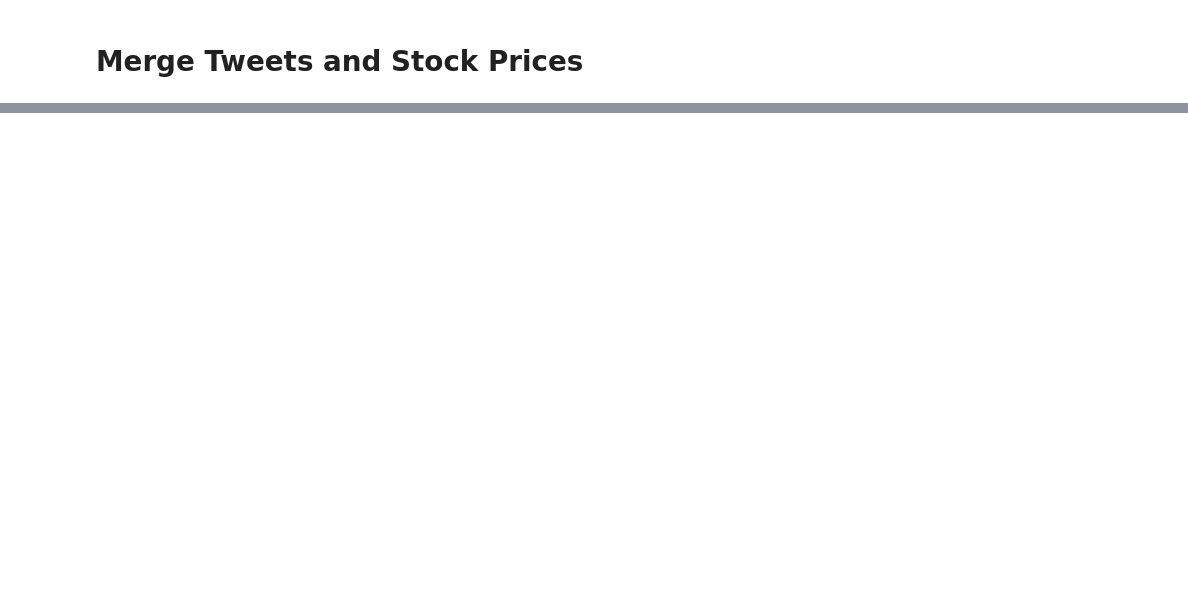
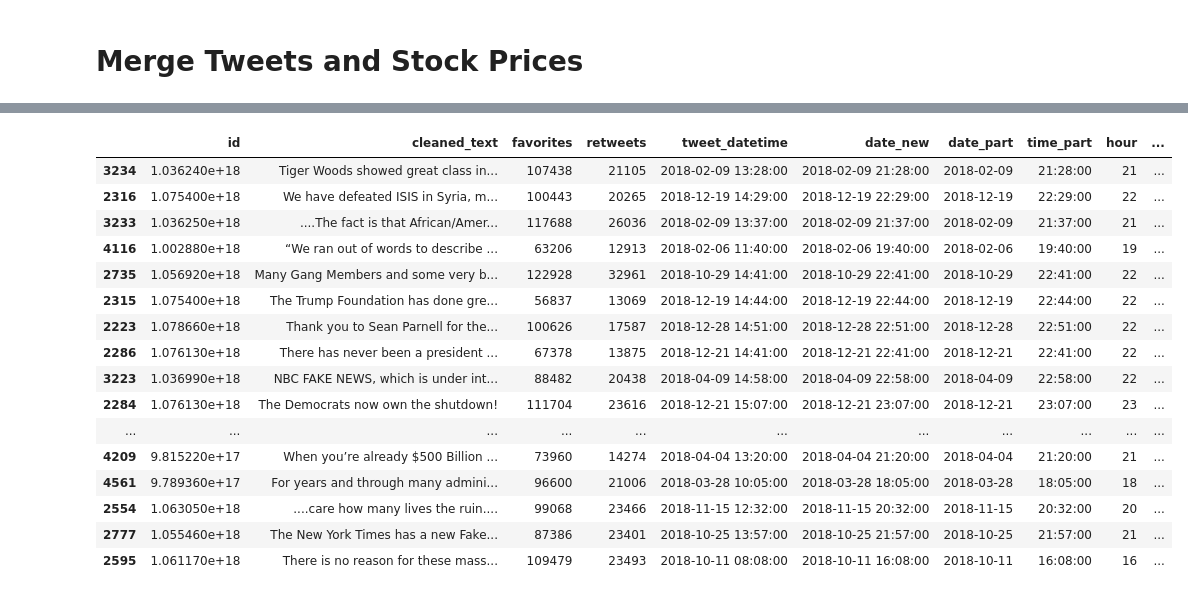
Before and after one commit to ameyrathi/MLProject, a Jupyter notebook: combining_stocks_and_tweets.ipynb, the cells around one changed output, grey strips where cells are left out. Drawn from its saved outputs; the diff is of its cells as text; code cells hidden in the pictures; blank space fills up the shorter version.

```diff
--- a/combining_stocks_and_tweets.ipynb
+++ b/combining_stocks_and_tweets.ipynb
@@ -105,0 +108,2 @@ merged
+# %%
+merged['price_diff_perc_magnitude'] = merged['price_diff_perc'].abs()
@@ -105,0 +119,22 @@ merged
+# %%
+merged_sorted = merged.sort_values(by=['price_diff_perc_magnitude'], ascending=False)
+# %%
+merged_sorted.head(50)
+# %% [output]
+|  | id | cleaned_text | favorites | retweets | tweet_datetime | date_new | date_part | time_part | hour | ... |
+| 3234 | 1.036240e+18 | Tiger Woods showed great class in... | 107438 | 21105 | 2018-02-09 13:28:00 | 2018-02-09 21:28:00 | 2018-02-09 | 21:28:00 | 21 | ... |
+| 2316 | 1.075400e+18 | We have defeated ISIS in Syria, m... | 100443 | 20265 | 2018-12-19 14:29:00 | 2018-12-19 22:29:00 | 2018-12-19 | 22:29:00 | 22 | ... |
+| 3233 | 1.036250e+18 | ....The fact is that African/Amer... | 117688 | 26036 | 2018-02-09 13:37:00 | 2018-02-09 21:37:00 | 2018-02-09 | 21:37:00 | 21 | ... |
+| 4116 | 1.002880e+18 | “We ran out of words to describe ... | 63206 | 12913 | 2018-02-06 11:40:00 | 2018-02-06 19:40:00 | 2018-02-06 | 19:40:00 | 19 | ... |
+| 2735 | 1.056920e+18 | Many Gang Members and some very b... | 122928 | 32961 | 2018-10-29 14:41:00 | 2018-10-29 22:41:00 | 2018-10-29 | 22:41:00 | 22 | ... |
+| 2315 | 1.075400e+18 | The Trump Foundation has done gre... | 56837 | 13069 | 2018-12-19 14:44:00 | 2018-12-19 22:44:00 | 2018-12-19 | 22:44:00 | 22 | ... |
+| 2223 | 1.078660e+18 | Thank you to Sean Parnell for the... | 100626 | 17587 | 2018-12-28 14:51:00 | 2018-12-28 22:51:00 | 2018-12-28 | 22:51:00 | 22 | ... |
+| 2286 | 1.076130e+18 | There has never been a president ... | 67378 | 13875 | 2018-12-21 14:41:00 | 2018-12-21 22:41:00 | 2018-12-21 | 22:41:00 | 22 | ... |
+| 3223 | 1.036990e+18 | NBC FAKE NEWS, which is under int... | 88482 | 20438 | 2018-04-09 14:58:00 | 2018-04-09 22:58:00 | 2018-04-09 | 22:58:00 | 22 | ... |
+| 2284 | 1.076130e+18 | The Democrats now own the shutdown! | 111704 | 23616 | 2018-12-21 15:07:00 | 2018-12-21 23:07:00 | 2018-12-21 | 23:07:00 | 23 | ... |
+| ... | ... | ... | ... | ... | ... | ... | ... | ... | ... | ... |
+| 4209 | 9.815220e+17 | When you’re already $500 Billion ... | 73960 | 14274 | 2018-04-04 13:20:00 | 2018-04-04 21:20:00 | 2018-04-04 | 21:20:00 | 21 | ... |
+| 4561 | 9.789360e+17 | For years and through many admini... | 96600 | 21006 | 2018-03-28 10:05:00 | 2018-03-28 18:05:00 | 2018-03-28 | 18:05:00 | 18 | ... |
+| 2554 | 1.063050e+18 | ....care how many lives the ruin.... | 99068 | 23466 | 2018-11-15 12:32:00 | 2018-11-15 20:32:00 | 2018-11-15 | 20:32:00 | 20 | ... |
+| 2777 | 1.055460e+18 | The New York Times has a new Fake... | 87386 | 23401 | 2018-10-25 13:57:00 | 2018-10-25 21:57:00 | 2018-10-25 | 21:57:00 | 21 | ... |
+| 2595 | 1.061170e+18 | There is no reason for these mass... | 109479 | 23493 | 2018-10-11 08:08:00 | 2018-10-11 16:08:00 | 2018-10-11 | 16:08:00 | 16 | ... |
```
Also changed, not shown: parts of 7 cells of this notebook, 1 other file.
